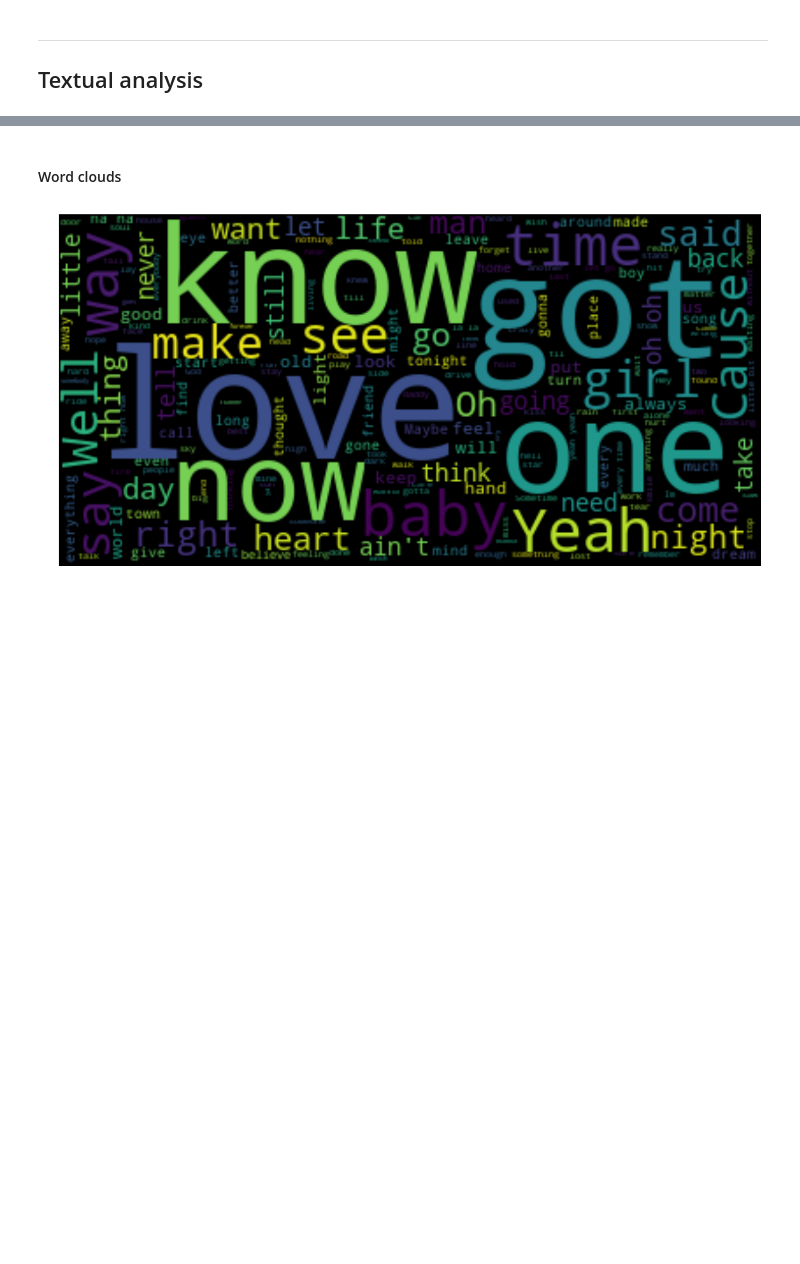
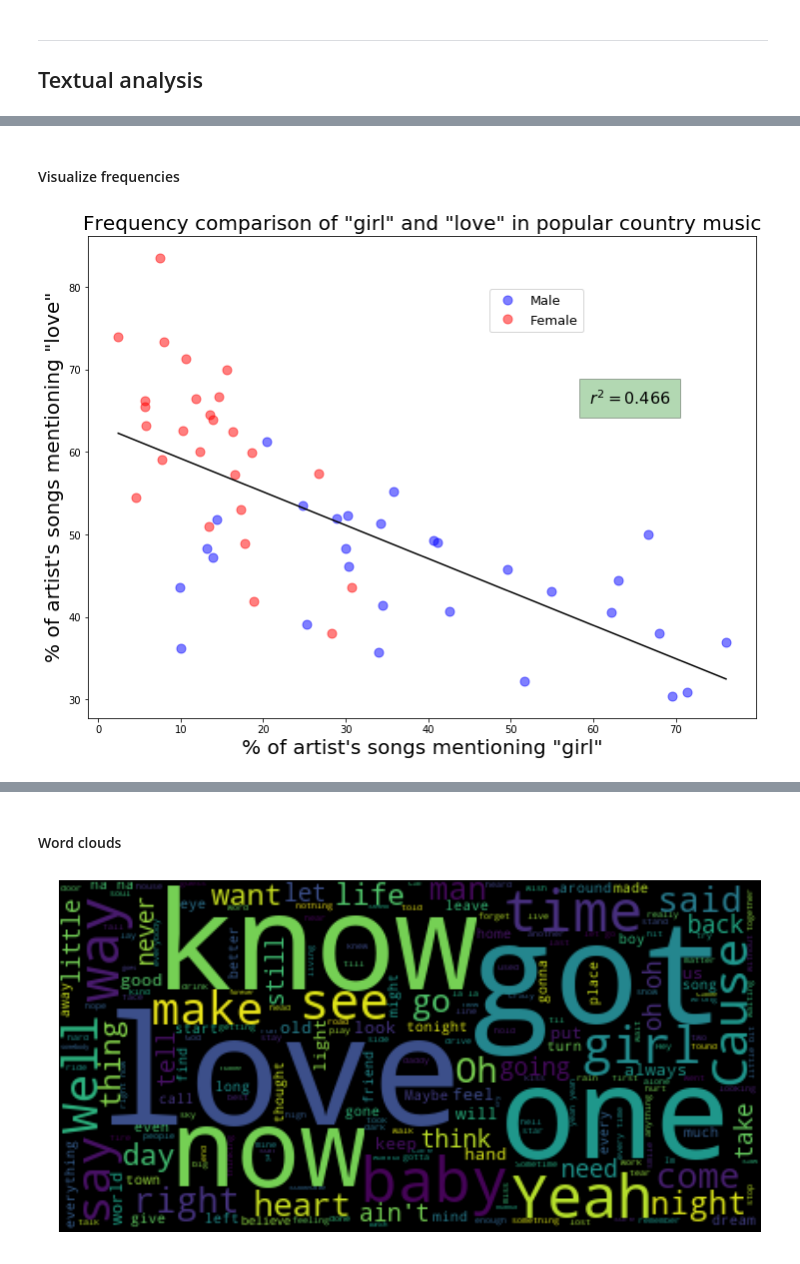
Before and after one commit to johnwmillr/trucks-and-beer, a Jupyter notebook: countryArtists.ipynb, the cells around one changed output, grey strips where cells are left out. Saved outputs shown, nothing was run; the diff lists cells and outputs as text; code cells hidden in the pictures; blank space fills up the shorter version.

```diff
--- a/countryArtists.ipynb
+++ b/countryArtists.ipynb
@@ -203,0 +314,51 @@ all_lyrics = " ".join([song for song in all_songs])
+# %% [markdown]
+#### Visualize frequencies
+# %%
+# Calculate two frequency variables
+f1 = calcTermFreqAcrossArtists(artists, 'girl')
+f2 = calcTermFreqAcrossArtists(artists, 'love')
+x, y = 100*f1['frequency'].values, 100*f2['frequency'].values
+
+# Fit a line
+A = np.vstack([x, np.ones(len(x))]).T
+soln = np.linalg.lstsq(A,y,rcond=None)[0]
+t = np.linspace(np.min(x),np.max(x))
+fit = soln[0]*t + soln[1]
+
+# residual sum of squares
+y_fit = soln[0]*x + soln[1]
+ss_res = np.sum((y - y_fit) ** 2)
+# total sum of squares
+ss_tot = np.sum((y - np.mean(y)) ** 2)
+# r-squared
+r2 = round(1 - (ss_res / ss_tot),3)
+
+FS,ms,fs = 12, 9, 20
+fig = plt.figure(figsize=(FS,FS));
+ax = fig.add_subplot(111, aspect='equal')
+
+# Mask the data by gender
+include_zeros = 1
+if not include_zeros:
+    mask_not_zero = (x > 0) * (y > 0)
+else:
+    mask_not_zero = np.array([True] * len(x))
+mask_male   = [artist['gender']=='male'   for artist in artists] * mask_not_zero
+mask_female = [artist['gender']=='female' for artist in artists] * mask_not_zero
+
+ax.plot(x[mask_male],  y[mask_male],  'bo',markersize=ms,alpha=0.5)
+ax.plot(x[mask_female],y[mask_female],'ro',markersize=ms,alpha=0.5)
+
+ax.plot(t,fit,'k')
+ax.set_xlabel('% of artist\'s songs mentioning "{}"'.format(f1.term),fontsize=fs)
+ax.set_ylabel('% of artist\'s songs mentioning "{}"'.format(f2.term),fontsize=fs);
+ax.set_title('Frequency comparison of "{}" and "{}" in popular country music'.format(f1.term, f2.term), fontsize=fs)
+
+# add text to the plot
+ax.annotate(r'$r^2={}$'.format(r2), style='italic', fontsize=fs-4,
+        bbox={'facecolor':'green', 'alpha':0.3, 'pad':10}, xycoords='axes fraction', xy=(0.75, 0.65)),
+ax.legend(['Male','Female'],loc=(.6,.8),fontsize=13);
+plt.savefig('FreqPlot_{}_and_{}.png'.format(f1.term,f2.term))
+plt.show()
+# %% [output]
+[figure, added]
```
Also changed, not shown: parts of 37 cells of this notebook, 1 other file.
